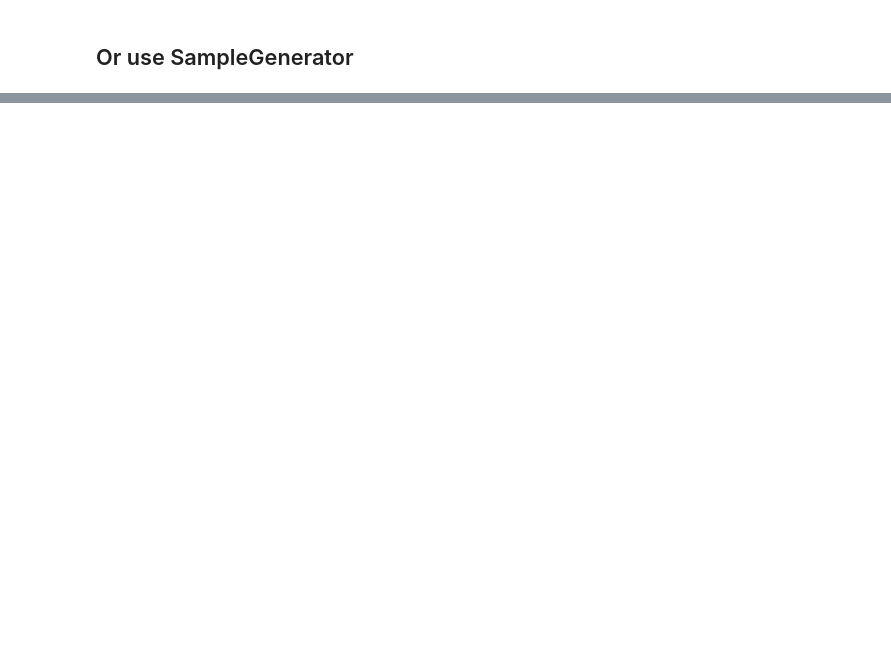
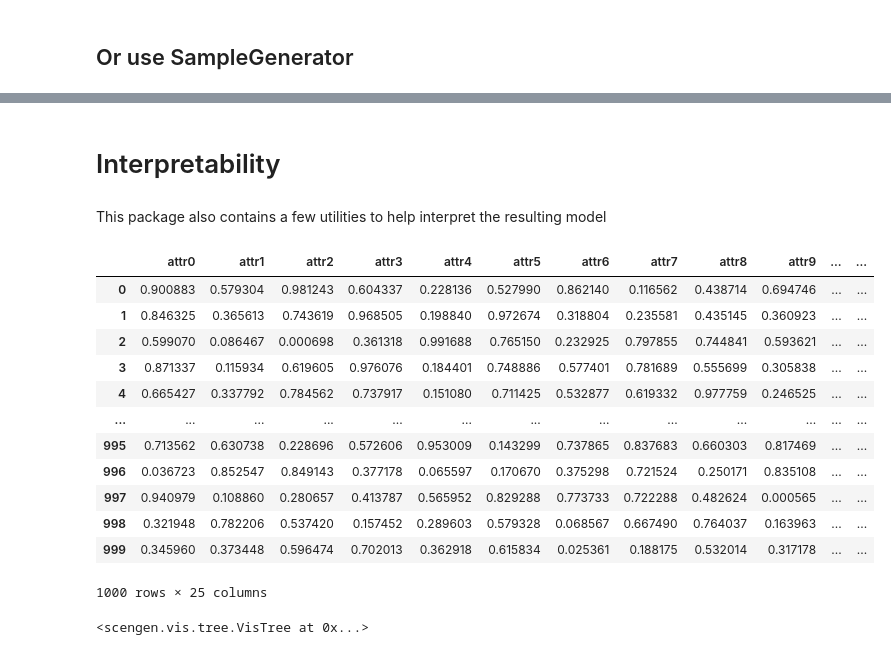
Before and after one commit to jonassoenen/predclus_scengen, a Jupyter notebook: notebooks/example.ipynb, the cells around one changed output, grey strips where cells are left out. Cells and saved outputs as stored; diff of their text form; code cells hidden in the pictures; blank space fills up the shorter version.

```diff
--- a/notebooks/example.ipynb
+++ b/notebooks/example.ipynb
@@ -116,0 +121,4 @@ array([[[0.50949858, 0.03405682, 0.82178775, ..., 0.82794544,
+# %% [markdown]
+# Interpretability
+# %% [markdown]
+This package also contains a few utilities to help interpret the resulting model
@@ -116,0 +130,23 @@ array([[[0.50949858, 0.03405682, 0.82178775, ..., 0.82794544,
+# %%
+# for interpretability feature names are required
+attribute_df = pd.DataFrame(attributes, columns = [f"attr{i}" for i in range(attributes.shape[1])])
+attribute_df
+# %% [output]
+|  | attr0 | attr1 | attr2 | attr3 | attr4 | attr5 | attr6 | attr7 | attr8 | attr9 | ... | ... |
+| 0 | 0.900883 | 0.579304 | 0.981243 | 0.604337 | 0.228136 | 0.527990 | 0.862140 | 0.116562 | 0.438714 | 0.694746 | ... | ... |
+| 1 | 0.846325 | 0.365613 | 0.743619 | 0.968505 | 0.198840 | 0.972674 | 0.318804 | 0.235581 | 0.435145 | 0.360923 | ... | ... |
+| 2 | 0.599070 | 0.086467 | 0.000698 | 0.361318 | 0.991688 | 0.765150 | 0.232925 | 0.797855 | 0.744841 | 0.593621 | ... | ... |
+| 3 | 0.871337 | 0.115934 | 0.619605 | 0.976076 | 0.184401 | 0.748886 | 0.577401 | 0.781689 | 0.555699 | 0.305838 | ... | ... |
+| 4 | 0.665427 | 0.337792 | 0.784562 | 0.737917 | 0.151080 | 0.711425 | 0.532877 | 0.619332 | 0.977759 | 0.246525 | ... | ... |
+| ... | ... | ... | ... | ... | ... | ... | ... | ... | ... | ... | ... | ... |
+| 995 | 0.713562 | 0.630738 | 0.228696 | 0.572606 | 0.953009 | 0.143299 | 0.737865 | 0.837683 | 0.660303 | 0.817469 | ... | ... |
+| 996 | 0.036723 | 0.852547 | 0.849143 | 0.377178 | 0.065597 | 0.170670 | 0.375298 | 0.721524 | 0.250171 | 0.835108 | ... | ... |
+| 997 | 0.940979 | 0.108860 | 0.280657 | 0.413787 | 0.565952 | 0.829288 | 0.773733 | 0.722288 | 0.482624 | 0.000565 | ... | ... |
+| 998 | 0.321948 | 0.782206 | 0.537420 | 0.157452 | 0.289603 | 0.579328 | 0.068567 | 0.667490 | 0.764037 | 0.163963 | ... | ... |
+| 999 | 0.345960 | 0.373448 | 0.596474 | 0.702013 | 0.362918 | 0.615834 | 0.025361 | 0.188175 | 0.532014 | 0.317178 | ... | ... |
+1000 rows × 25 columns
+# %%
+vistree = model.to_visualization_tree(attribute_df)
+vistree
+# %% [output]
+<scengen.vis.tree.VisTree at 0x...>
```
Also changed, not shown: parts of 15 cells of this notebook, 2 other files.
